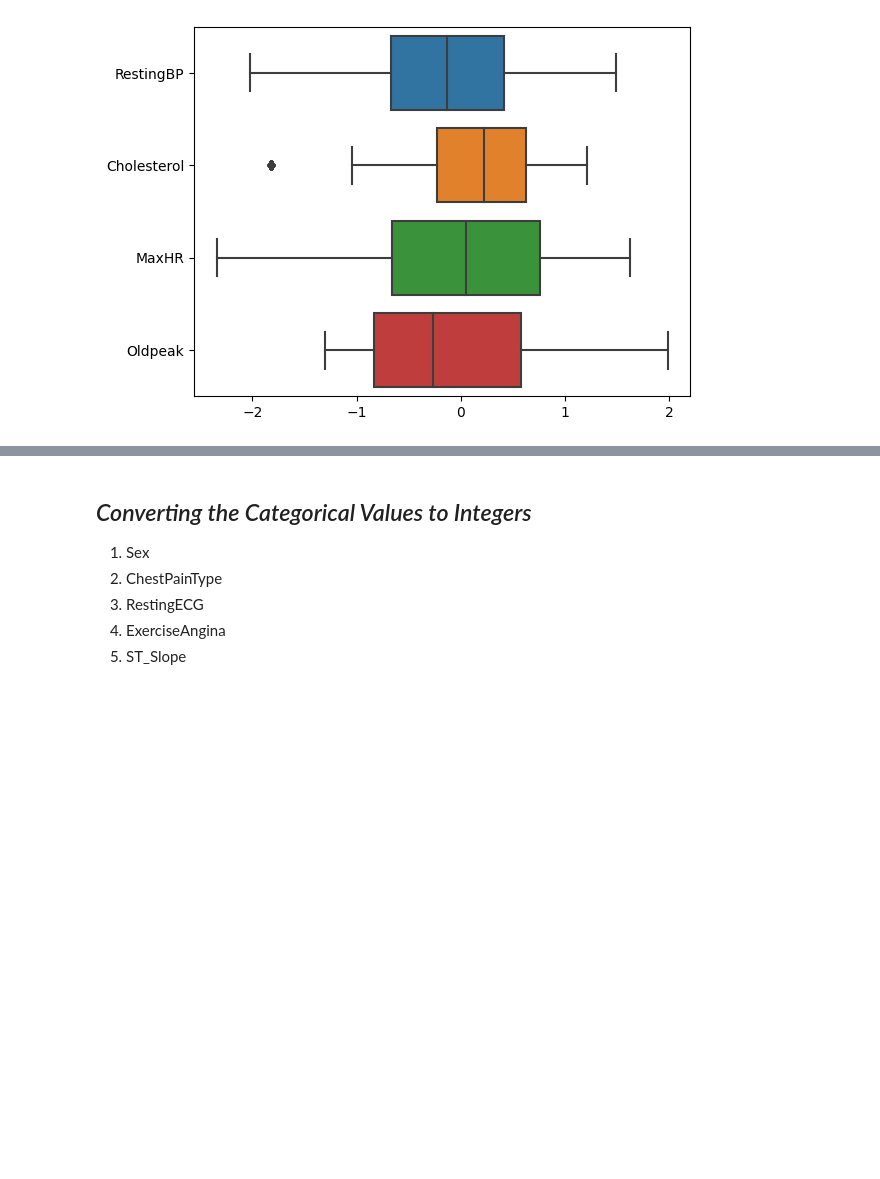
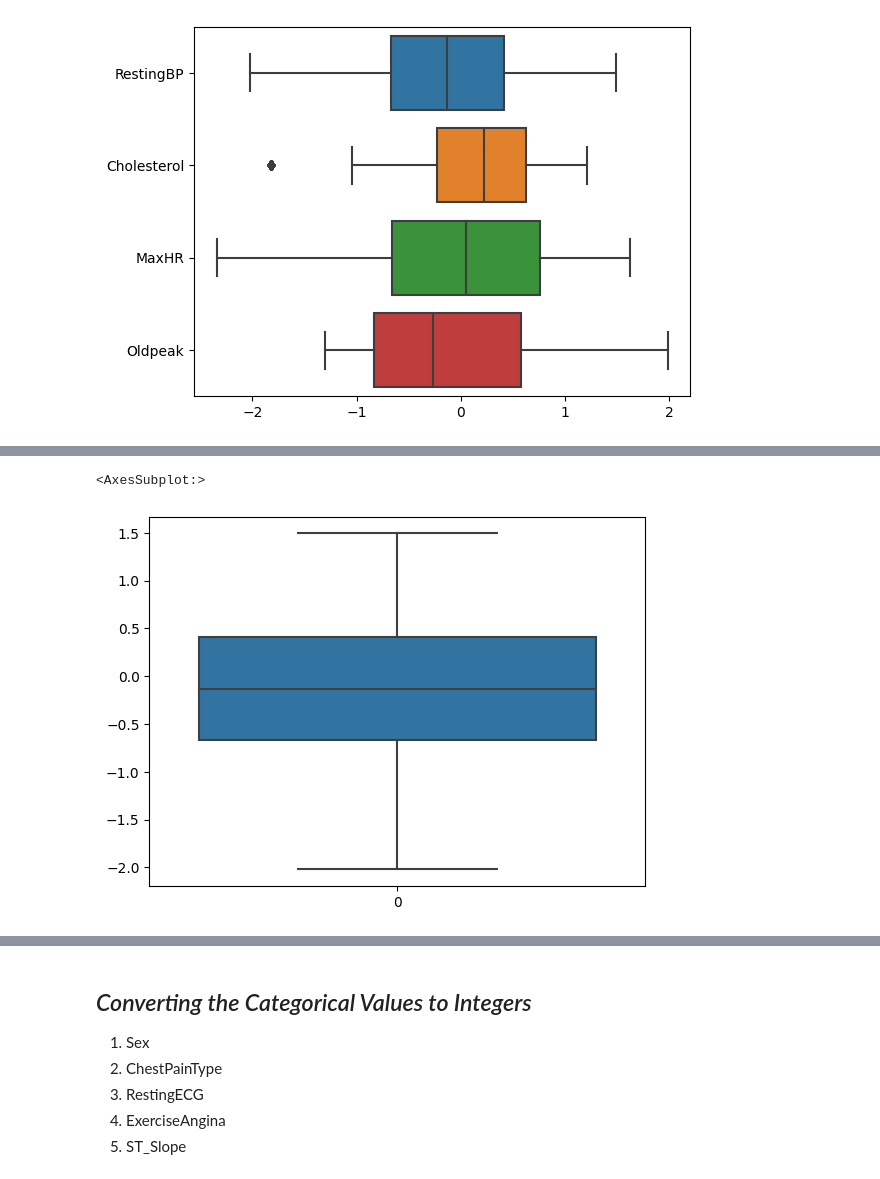
Before and after one commit to John-Alex07/Heart-Disease-Prediction, a Jupyter notebook: Model.ipynb, the cells around one changed output, grey strips where cells are left out. Cells and saved outputs as stored; diff of their text form; code cells hidden in the pictures; blank space fills up the shorter version.

```diff
--- a/Model.ipynb
+++ b/Model.ipynb
@@ -132,0 +140,5 @@ sns.boxplot(df[Numerical_attr], orient='h')
+# %%
+sns.boxplot(df['RestingBP'])
+# %% [output]
+<AxesSubplot:>
+[figure, added]
```
Also changed, not shown: parts of 15 cells of this notebook, 1 other file.
